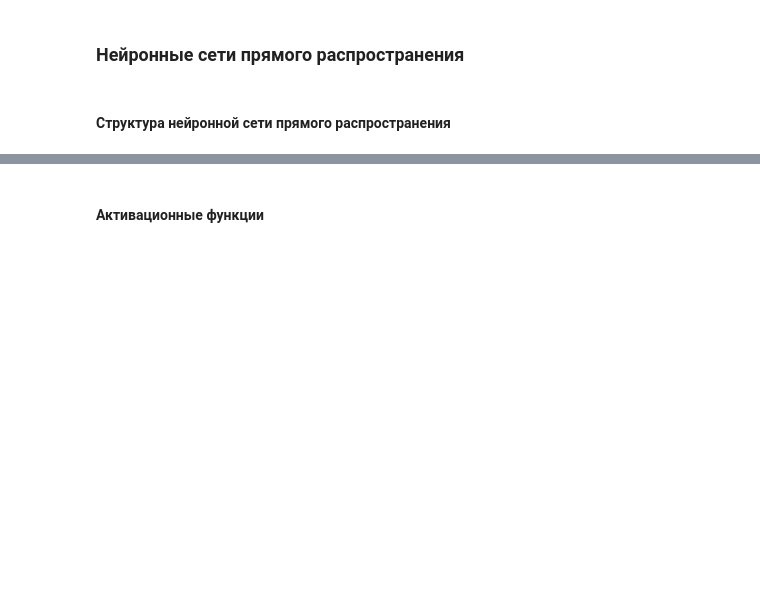
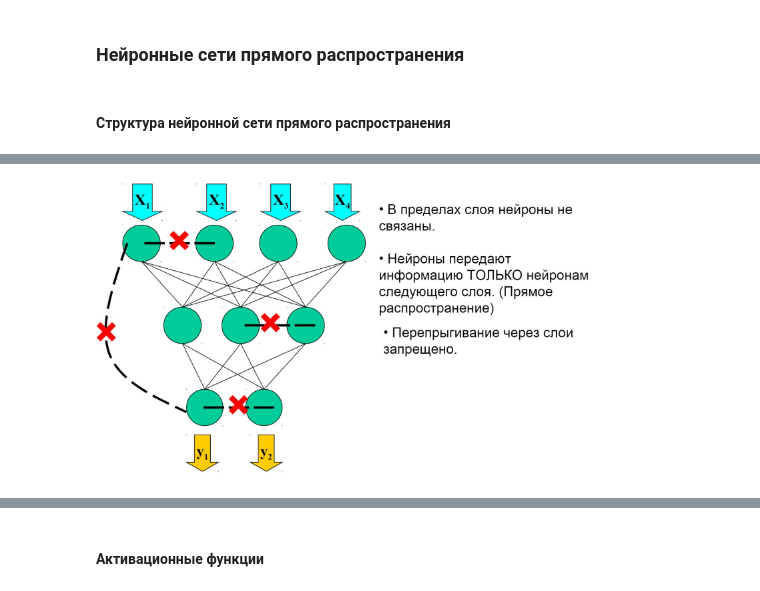
Before and after one commit to aafominov96/summary_of_data_analysis, a Jupyter notebook: neural_networks_in_data_analysis.ipynb, the cells around one changed output, grey strips where cells are left out. Saved outputs shown, nothing was run; the diff lists cells and outputs as text; code cells hidden in the pictures; blank space fills up the shorter version.

```diff
--- a/neural_networks_in_data_analysis.ipynb
+++ b/neural_networks_in_data_analysis.ipynb
@@ -35,3 +33,7 @@ Image('nn3.jpg')
 # %% [output]
 [figure]
+# %%
+Image('nn4.jpg', width=500)
+# %% [output]
+[figure, added]
 # %%
```
Also changed, not shown: parts of 5 cells of this notebook, 1 other file.
